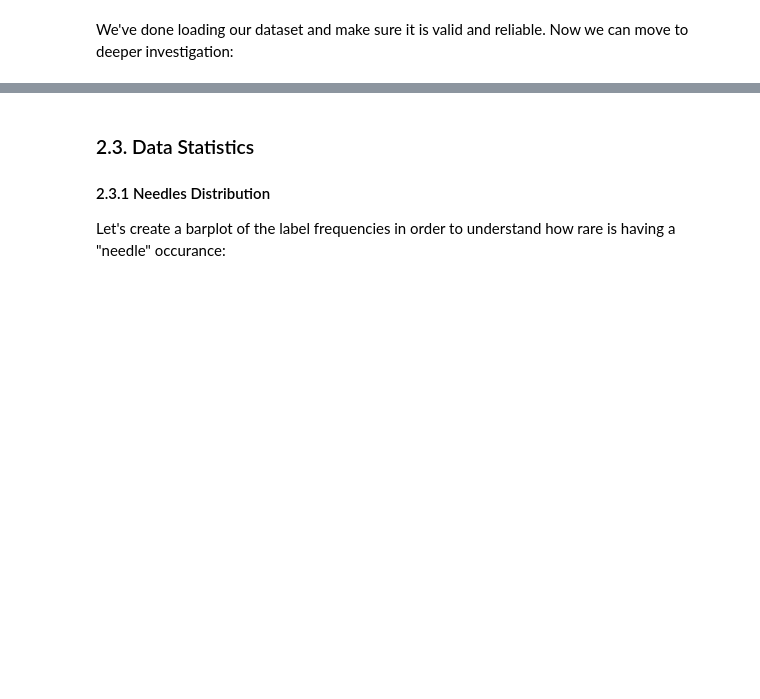
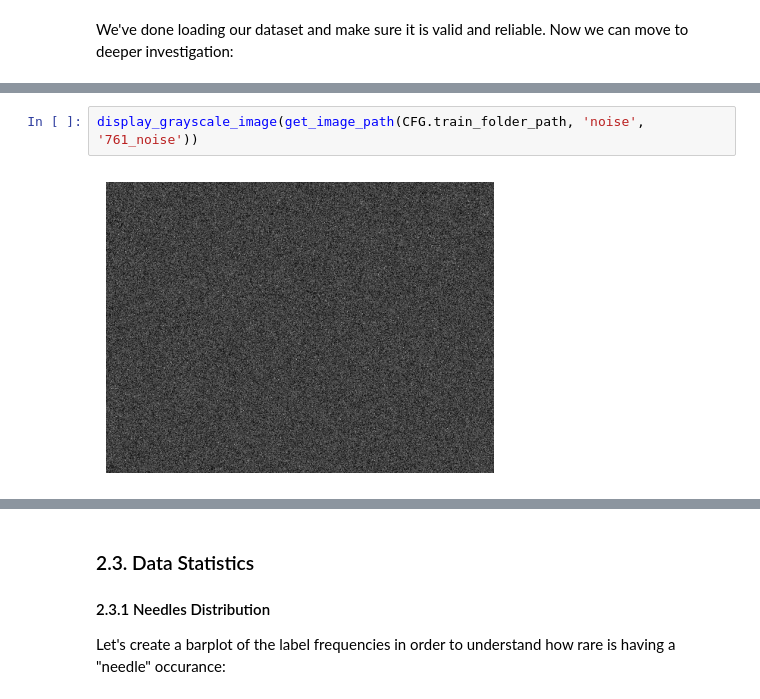
Before and after one commit to coralhayoun/workshop, a Jupyter notebook: workshop_notebook.ipynb, the cells around one changed output, grey strips where cells are left out. Drawn from its saved outputs; the diff is of its cells as text; blank space fills up the shorter version.

```diff
--- a/workshop_notebook.ipynb
+++ b/workshop_notebook.ipynb
@@ -422,0 +413,4 @@ Here we came across with our **1st challange: hidden needles**. As we can see, s
+# %%
+display_grayscale_image(get_image_path(CFG.train_folder_path, 'noise', '761_noise'))
+# %% [output]
+[figure, added]
```
Also changed, not shown: parts of 19 cells of this notebook.
